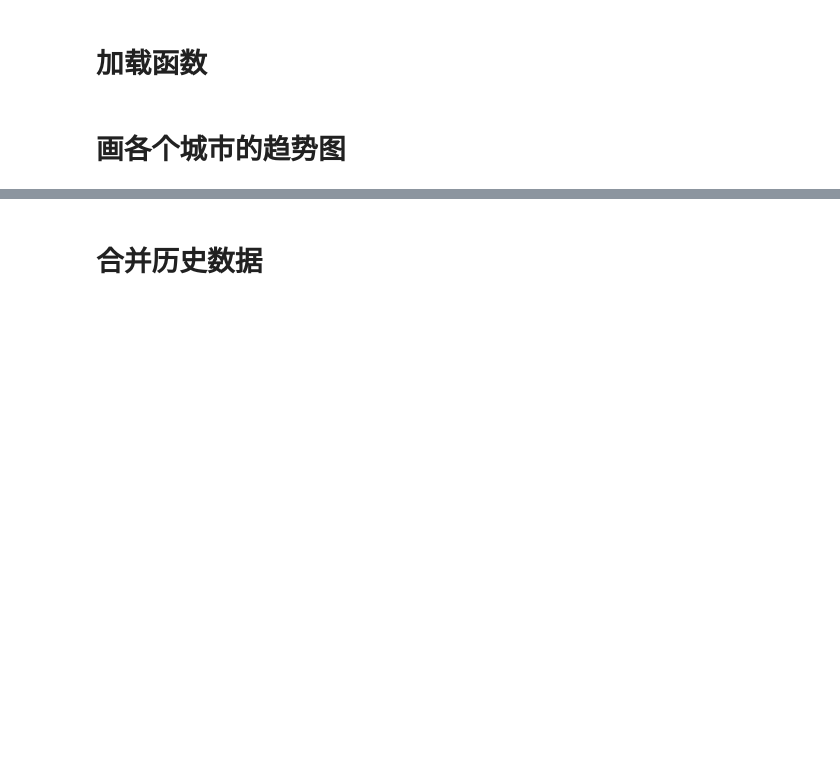
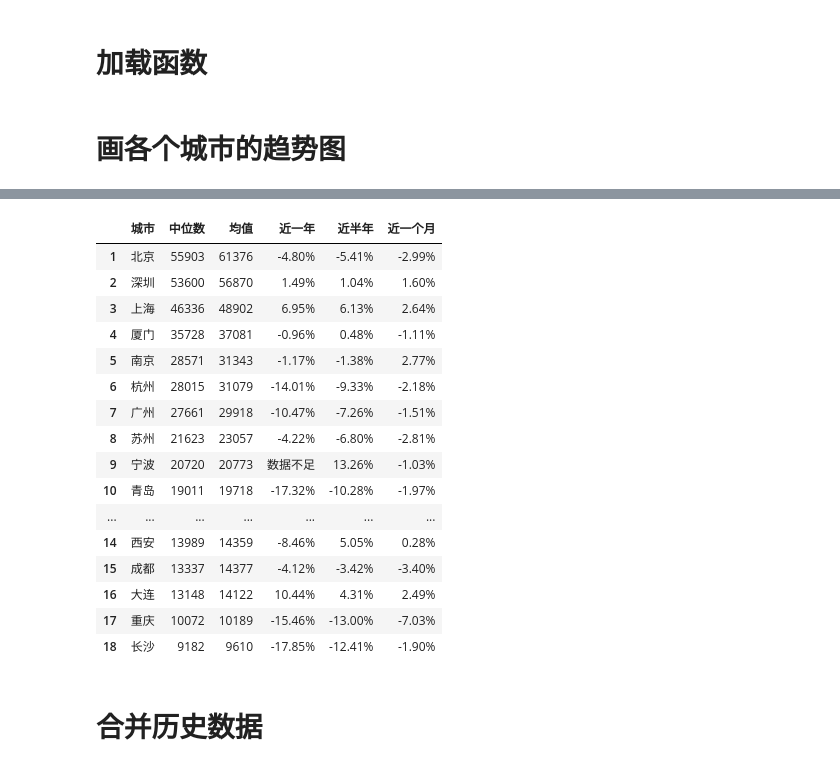
Before and after one commit to naoko821/LianjiaSpider, a Jupyter notebook: analysis.ipynb, the cells around one changed output, grey strips where cells are left out. Cells and saved outputs as stored; diff of their text form; code cells hidden in the pictures; blank space fills up the shorter version.

```diff
--- a/analysis.ipynb
+++ b/analysis.ipynb
@@ -9,13 +9,13 @@ def plotCity(df):
     res=pd.DataFrame({"volume":gp.size(),"median_price":gp.median(), "mean_price":gp.mean()})
     res = res.iloc[:len(res),:]
     title = city
-    plot(res, city, title, MA, ma_length, start_date)
+    res = plot(res, city, title, MA, ma_length, start_date)
 
     districts = list(df['下辖区'].unique())
     for district in districts:
         if str(district) != 'nan':
             plot_district(df, city, district, ma_length, start_date)
-    return df
+    return res
 # %% [markdown]
 # 画各个城市的趋势图
 # %%
@@ -166,12 +87,48 @@ df1.loc[df1['成交时间']>'2019-08-01'].sort_values('成交价(元/平)')
-# %%
-MA = True
-ma_length = 30
-start_date = None;'2015-01-01'
-city = 'all'
-df = read(city)
-print(list(df.下辖区.unique()))
-print(len(df))
-df=plotCity(df)
+# %%
+if not os.path.exists('fig/allcity'):
+    os.makedirs('fig/allcity')
+median = {}
+mean = {}
+yearChange = {}
+change = {}
+monthChange = {}
+for city in cityList:
+    cmd = 'cp fig/%s/%s.png fig/allcity/'%(city, city)
+    os.system(cmd)
+    median[city] = int(res[city]['median_price'][-1])
+    mean[city] = int(res[city]['mean_price'][-1])
+    try:
+        yearChange[city] = "%.2f%%"%(100 * (res[city]['median_price'][-1]/res[city]['median_price'][-365] - 1))
+    except:
+        yearChange[city] = '数据不足'
+    change[city] = "%.2f%%"%(100 * (res[city]['median_price'][-1]/res[city]['median_price'][-180] - 1))
+    monthChange[city] = "%.2f%%"%(100 * (res[city]['median_price'][-1]/res[city]['median_price'][-30] - 1))
+
+cityRank = pd.DataFrame({'中位数':median, '均值':mean,
+                         '近一年':yearChange,
+                         '近半年':change, '近一个月':monthChange}).sort_values('中位数', ascending = False)
+cityRank['城市'] = cityRank.index
+cityRank.index = range(1, len(cityRank) + 1)
+cityRank = cityRank.loc[:,['城市', '中位数', '均值', '近一年', '近半年','近一个月']]
+display(cityRank)
+# %% [output]
+|  | 城市 | 中位数 | 均值 | 近一年 | 近半年 | 近一个月 |
+| 1 | 北京 | 55903 | 61376 | -4.80% | -5.41% | -2.99% |
+| 2 | 深圳 | 53600 | 56870 | 1.49% | 1.04% | 1.60% |
+| 3 | 上海 | 46336 | 48902 | 6.95% | 6.13% | 2.64% |
+| 4 | 厦门 | 35728 | 37081 | -0.96% | 0.48% | -1.11% |
+| 5 | 南京 | 28571 | 31343 | -1.17% | -1.38% | 2.77% |
+| 6 | 杭州 | 28015 | 31079 | -14.01% | -9.33% | -2.18% |
+| 7 | 广州 | 27661 | 29918 | -10.47% | -7.26% | -1.51% |
+| 8 | 苏州 | 21623 | 23057 | -4.22% | -6.80% | -2.81% |
+| 9 | 宁波 | 20720 | 20773 | 数据不足 | 13.26% | -1.03% |
+| 10 | 青岛 | 19011 | 19718 | -17.32% | -10.28% | -1.97% |
+| ... | ... | ... | ... | ... | ... | ... |
+| 14 | 西安 | 13989 | 14359 | -8.46% | 5.05% | 0.28% |
+| 15 | 成都 | 13337 | 14377 | -4.12% | -3.42% | -3.40% |
+| 16 | 大连 | 13148 | 14122 | 10.44% | 4.31% | 2.49% |
+| 17 | 重庆 | 10072 | 10189 | -15.46% | -13.00% | -7.03% |
+| 18 | 长沙 | 9182 | 9610 | -17.85% | -12.41% | -1.90% |
 # %% [markdown]
 # 合并历史数据
 # %%
```
Also changed, not shown: parts of 5 cells of this notebook.
